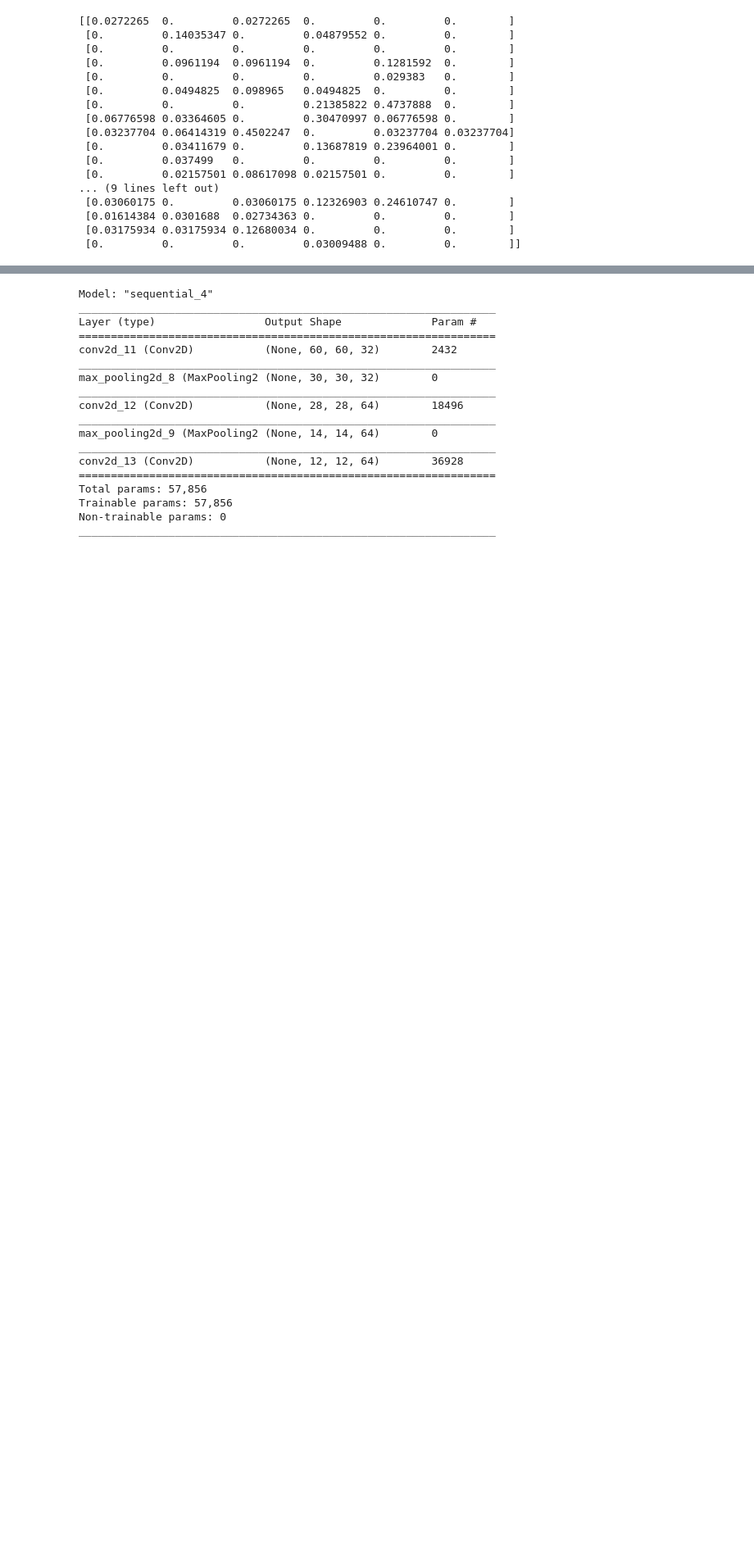
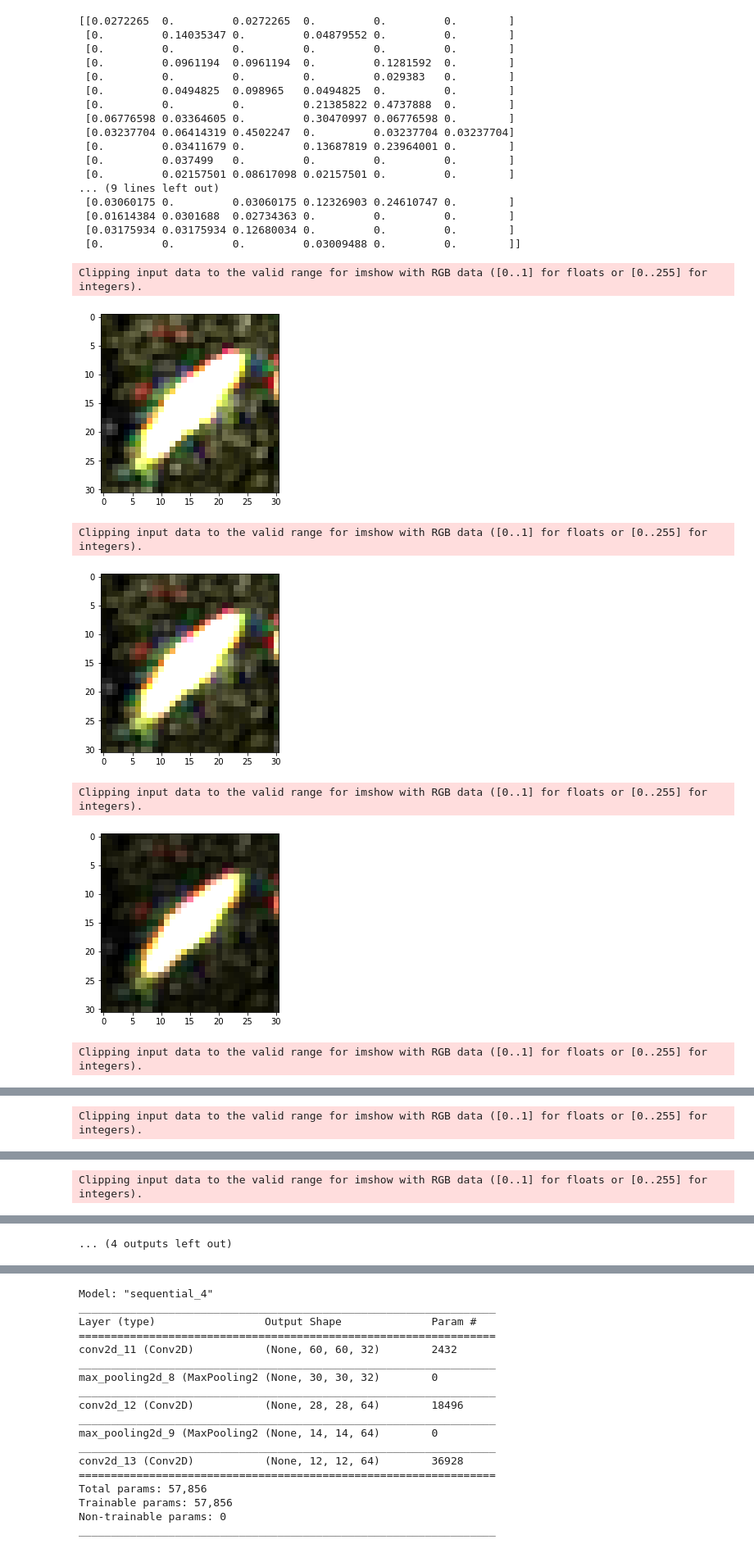
Before and after one commit to alirezash97/Galaxy-Classification, a Jupyter notebook: Galaxy.ipynb, the cells around one changed output, grey strips where cells are left out. Shown at 82% size. Drawn from its saved outputs; the diff is of its cells as text; code cells hidden in the pictures; blank space fills up the shorter version.

```diff
--- a/Galaxy.ipynb
+++ b/Galaxy.ipynb
@@ -182,0 +181,50 @@ def Convolution_layer(image, number_of_outputs, filter_shape, maxpool_shape):
+# %%
+def convolution_layer(image, number_of_outputs, filter_shape, maxpool_window):
+
+
+  weights = np.random.randint(2, size=(number_of_outputs, filter_shape[0], filter_shape[1] ))
+  p_input = image.shape[0]
+  p_output = int((image.shape[0] - (filter_shape[0] - 1)) / maxpool_window[0])
+  output = np.zeros((p_output, p_output, 3, number_of_outputs))
+
+  for i in range(number_of_outputs):
+    filter_ = weights[i, :, :]
+
+    b = image[:p_input, :p_input, :1]
+    c = image[:p_input, :p_input, 1:2]
+    d = image[:p_input, :p_input, 2:3]
+
+    out1 = convolution(b, filter_)
+    out2 = convolution(c, filter_)
+    out3 = convolution(d, filter_)
+
+    outt1 = pooling(out1, maxpool_window)
+    outt2 = pooling(out2, maxpool_window)
+    outt3 = pooling(out3, maxpool_window)
+
+    filtered_image = np.zeros((p_output, p_output, 3))
+    filtered_image[:p_output, :p_output, :1] = outt1.reshape((p_output, p_output, 1))
+    filtered_image[:p_output, :p_output, 1:2] = outt2.reshape((p_output, p_output, 1))
+    filtered_image[:p_output, :p_output, 2:3] = outt3.reshape((p_output, p_output, 1))
+
+    output[:, :, :, i] = filtered_image
+
+
+  return output
+# %%
+a = train_images[1290]
+b = 8
+c = [3, 3]
+d = [2, 2]
+my_images = convolution_layer(a, b, c, d)
+for i in range(b):
+  plt.imshow(my_images[:, :, :, i])
+  plt.show()
+# %% [output]
+Clipping input data to the valid range for imshow with RGB data ([0..1] for floats or [0..255] for integers).
+[figure, added]
+Clipping input data to the valid range for imshow with RGB data ([0..1] for floats or [0..255] for integers).
+[figure, added]
+Clipping input data to the valid range for imshow with RGB data ([0..1] for floats or [0..255] for integers).
+[figure, added]
+Clipping input data to the valid range for imshow with RGB data ([0..1] for floats or [0..255] for integers).
@@ -182,0 +232 @@ def Convolution_layer(image, number_of_outputs, filter_shape, maxpool_shape):
+Clipping input data to the valid range for imshow with RGB data ([0..1] for floats or [0..255] for integers).
@@ -182,0 +234 @@ def Convolution_layer(image, number_of_outputs, filter_shape, maxpool_shape):
+Clipping input data to the valid range for imshow with RGB data ([0..1] for floats or [0..255] for integers).
@@ -183,3 +236,4 @@ def Convolution_layer(image, number_of_outputs, filter_shape, maxpool_shape):
+... (4 outputs left out)
 # %%
 
 
```
Also changed, not shown: parts of 3 cells of this notebook.
